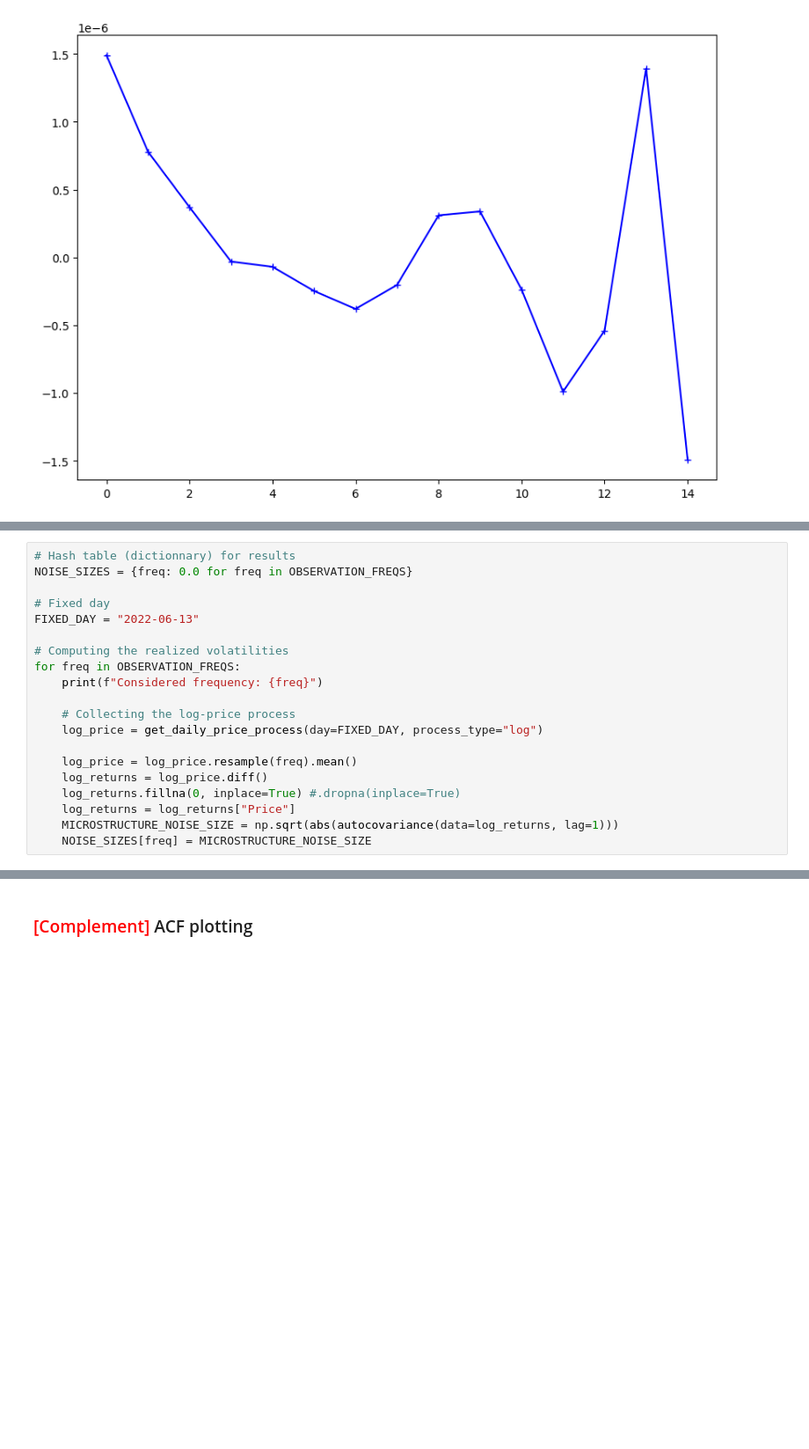
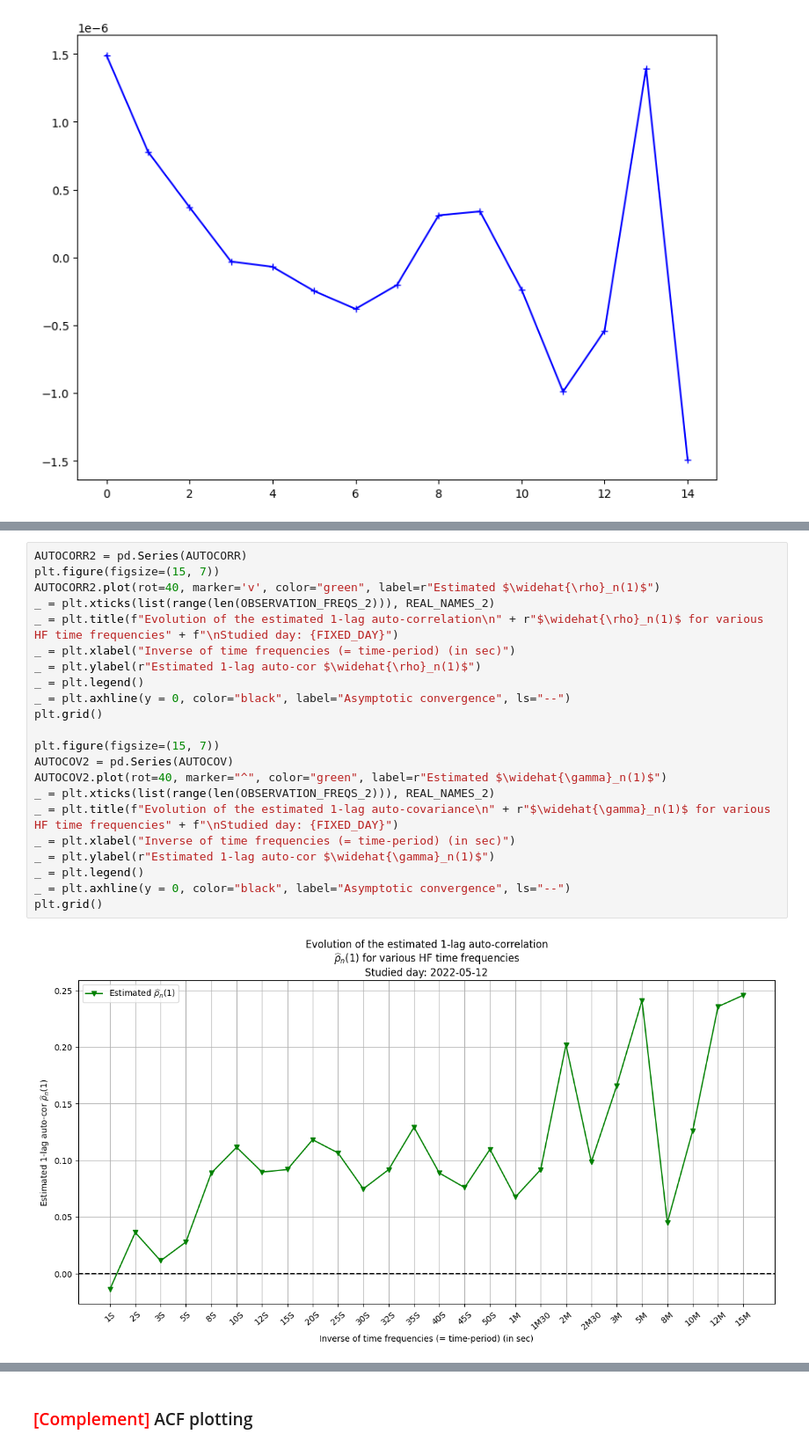
Before and after one commit to lcsrodriguez/HFT-IntradayVol-Estimation, a Jupyter notebook: main.ipynb, the cells around one changed output, grey strips where cells are left out. Shown at 88% size. Saved outputs shown, nothing was run; the diff lists cells and outputs as text; blank space fills up the shorter version.

Commit message:
Adding study of the obs freq on the market microstructure noise size estimation - FULL version

```diff
--- a/main.ipynb
+++ b/main.ipynb
@@ -602,20 +599,0 @@ We now study the effect of the observation frequency on the market micro-structu
-# %%
-# Hash table (dictionnary) for results
-NOISE_SIZES = {freq: 0.0 for freq in OBSERVATION_FREQS}
-
-# Fixed day
-FIXED_DAY = "2022-06-13"
-
-# Computing the realized volatilities
-for freq in OBSERVATION_FREQS:
-    print(f"Considered frequency: {freq}")
-
-    # Collecting the log-price process
-    log_price = get_daily_price_process(day=FIXED_DAY, process_type="log")
-
-    log_price = log_price.resample(freq).mean()
-    log_returns = log_price.diff()
-    log_returns.fillna(0, inplace=True) #.dropna(inplace=True)
-    log_returns = log_returns["Price"]
-    MICROSTRUCTURE_NOISE_SIZE = np.sqrt(abs(autocovariance(data=log_returns, lag=1)))
-    NOISE_SIZES[freq] = MICROSTRUCTURE_NOISE_SIZE
@@ -670,0 +656,24 @@ plt.grid()
+# %%
+AUTOCORR2 = pd.Series(AUTOCORR)
+plt.figure(figsize=(15, 7))
+AUTOCORR2.plot(rot=40, marker='v', color="green", label=r"Estimated $\widehat{\rho}_n(1)$")
+_ = plt.xticks(list(range(len(OBSERVATION_FREQS_2))), REAL_NAMES_2)
+_ = plt.title(f"Evolution of the estimated 1-lag auto-correlation\n" + r"$\widehat{\rho}_n(1)$ for various HF time frequencies" + f"\nStudied day: {FIXED_DAY}")
+_ = plt.xlabel("Inverse of time frequencies (= time-period) (in sec)")
+_ = plt.ylabel(r"Estimated 1-lag auto-cor $\widehat{\rho}_n(1)$")
+_ = plt.legend()
+_ = plt.axhline(y = 0, color="black", label="Asymptotic convergence", ls="--")
+plt.grid()
+
+plt.figure(figsize=(15, 7))
+AUTOCOV2 = pd.Series(AUTOCOV)
+AUTOCOV2.plot(rot=40, marker="^", color="green", label=r"Estimated $\widehat{\gamma}_n(1)$")
+_ = plt.xticks(list(range(len(OBSERVATION_FREQS_2))), REAL_NAMES_2)
+_ = plt.title(f"Evolution of the estimated 1-lag auto-covariance\n" + r"$\widehat{\gamma}_n(1)$ for various HF time frequencies" + f"\nStudied day: {FIXED_DAY}")
+_ = plt.xlabel("Inverse of time frequencies (= time-period) (in sec)")
+_ = plt.ylabel(r"Estimated 1-lag auto-cor $\widehat{\gamma}_n(1)$")
+_ = plt.legend()
+_ = plt.axhline(y = 0, color="black", label="Asymptotic convergence", ls="--")
+plt.grid()
+# %% [output]
+[figure, added]
```
Also changed, not shown: parts of 12 cells of this notebook.
